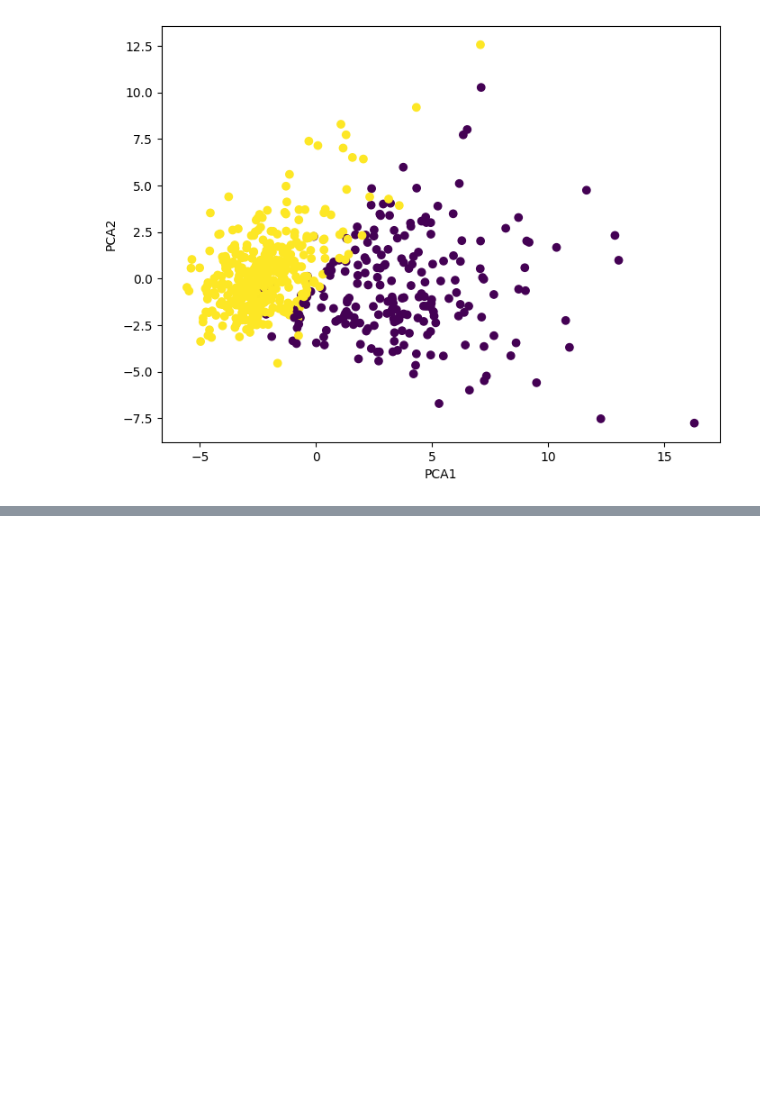
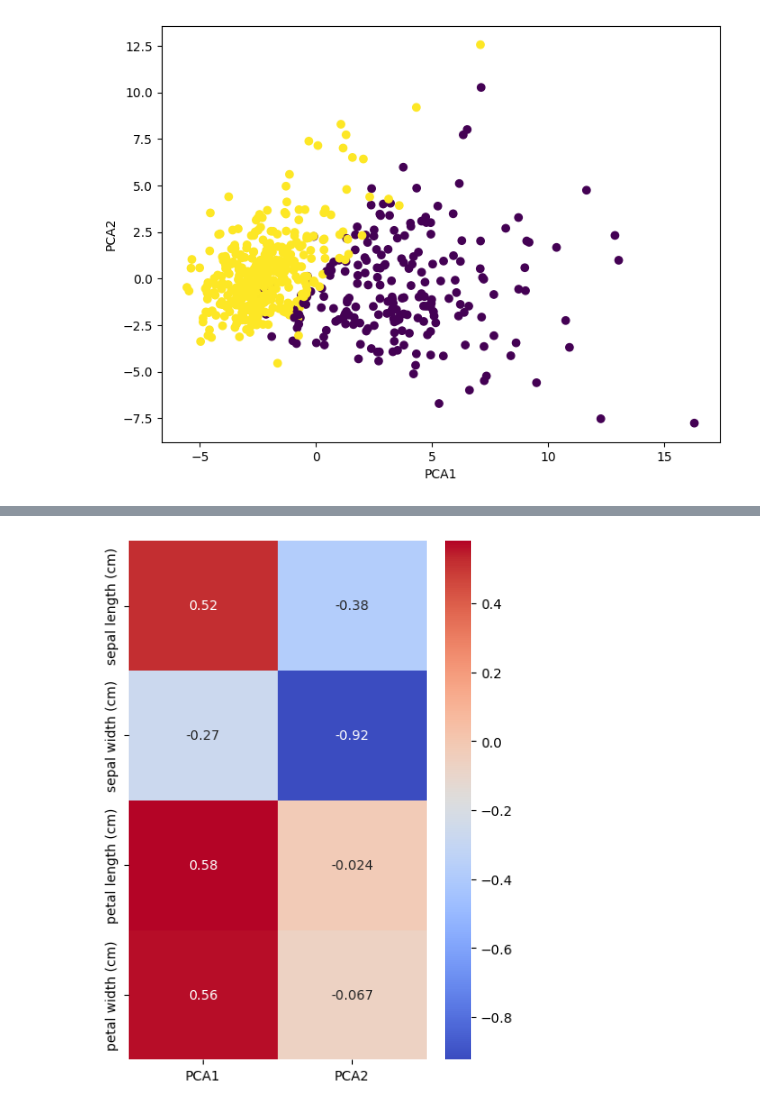
Before and after one commit to RodrigoRiveraRico/data_science_FCiencias, a Jupyter notebook: Clase_6/RiveraRodrigo_T05.ipynb, the cells around one changed output, grey strips where cells are left out. Cells and saved outputs as stored; diff of their text form; code cells hidden in the pictures; blank space fills up the shorter version.

```diff
--- a/Clase_6/Clase_6.ipynb
+++ b/Clase_6/RiveraRodrigo_T05.ipynb
@@ -192,0 +249,11 @@ plt.show()
+# %%
+u = eigenvectors[:, :n_components]
+
+pca_component = pd.DataFrame(u,
+                             index = iris['feature_names'],
+                             columns = ['PCA1', 'PCA2'])
+plt.figure(figsize =(5, 7))
+sns.heatmap(pca_component, annot=True, cmap='coolwarm')
+plt.show()
+# %% [output]
+[figure, added]
```
Also changed, not shown: parts of 16 cells of this notebook.
